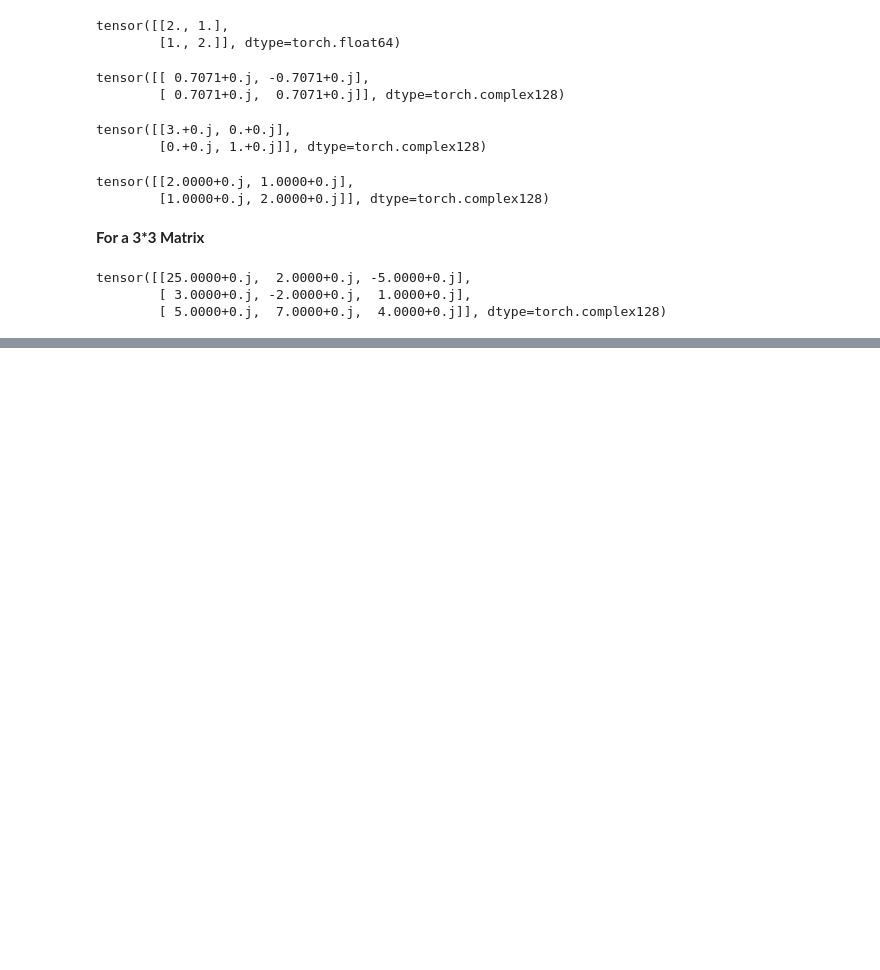
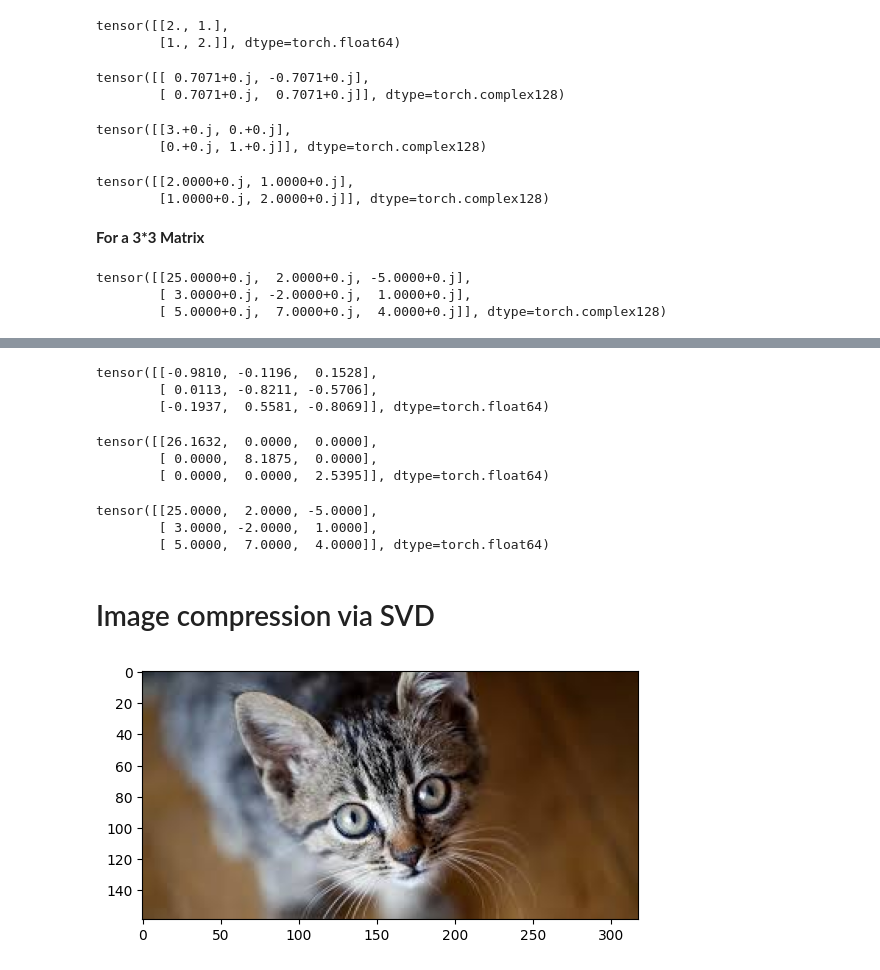
Before and after one commit to SriHarshith1/Maths-For-ML, a Jupyter notebook: Linear Algebra.ipynb, the cells around one changed output, grey strips where cells are left out. Cells and saved outputs as stored; diff of their text form; code cells hidden in the pictures; blank space fills up the shorter version.

Commit message:
added image compression with Singular Value Decomposition

```diff
--- a/Linear Algebra.ipynb
+++ b/Linear Algebra.ipynb
@@ -1527,0 +1605,20 @@ tensor([[25.0000+0.j,  2.0000+0.j, -5.0000+0.j],
+# %%
+VT
+# %% [output]
+tensor([[-0.9810, -0.1196,  0.1528],
+        [ 0.0113, -0.8211, -0.5706],
+        [-0.1937,  0.5581, -0.8069]], dtype=torch.float64)
+# %%
+d
+# %% [output]
+tensor([[26.1632,  0.0000,  0.0000],
+        [ 0.0000,  8.1875,  0.0000],
+        [ 0.0000,  0.0000,  2.5395]], dtype=torch.float64)
+# %%
+torch.matmul(U, torch.matmul(d, VT))
+# %% [output]
+tensor([[25.0000,  2.0000, -5.0000],
+        [ 3.0000, -2.0000,  1.0000],
+        [ 5.0000,  7.0000,  4.0000]], dtype=torch.float64)
+# %% [markdown]
+# Image compression via SVD
@@ -1527,0 +1627,5 @@ tensor([[25.0000+0.j,  2.0000+0.j, -5.0000+0.j],
+# %%
+img = Image.open('example.jpg')
+_ = plt.imshow(img)
+# %% [output]
+[figure, added]
```
Also changed, not shown: parts of 40 cells of this notebook, 1 other file.
